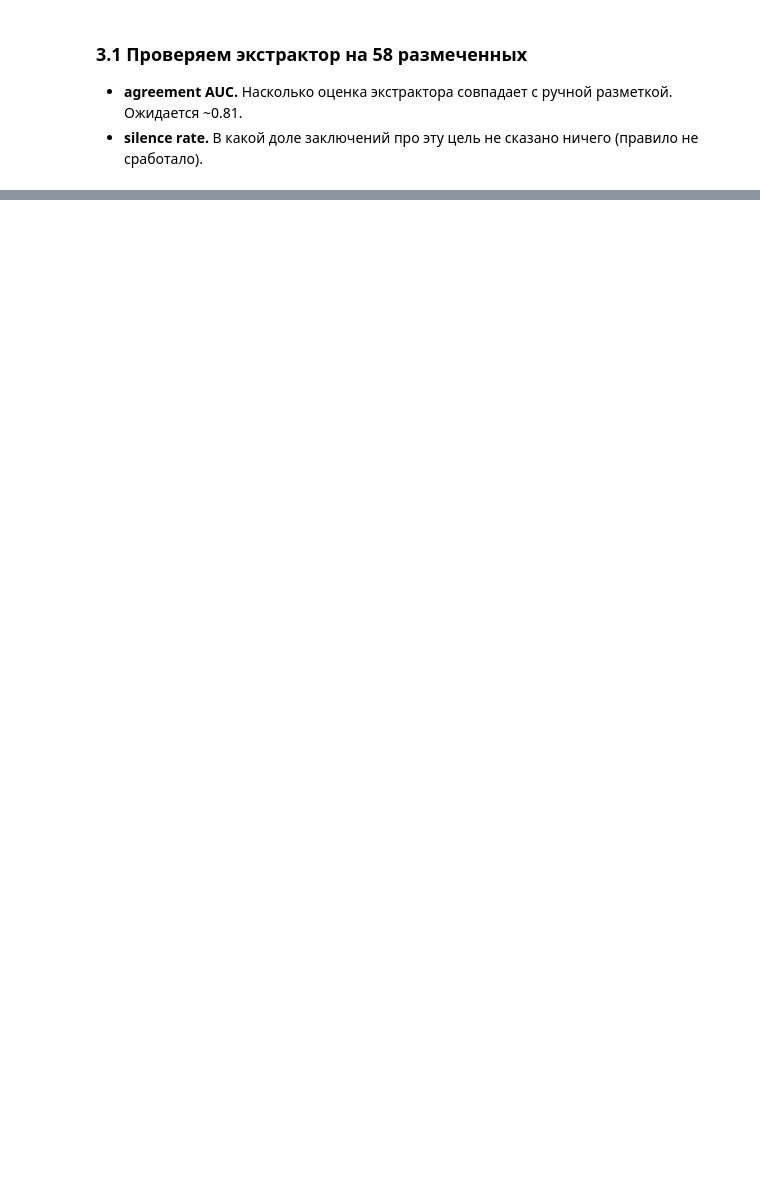
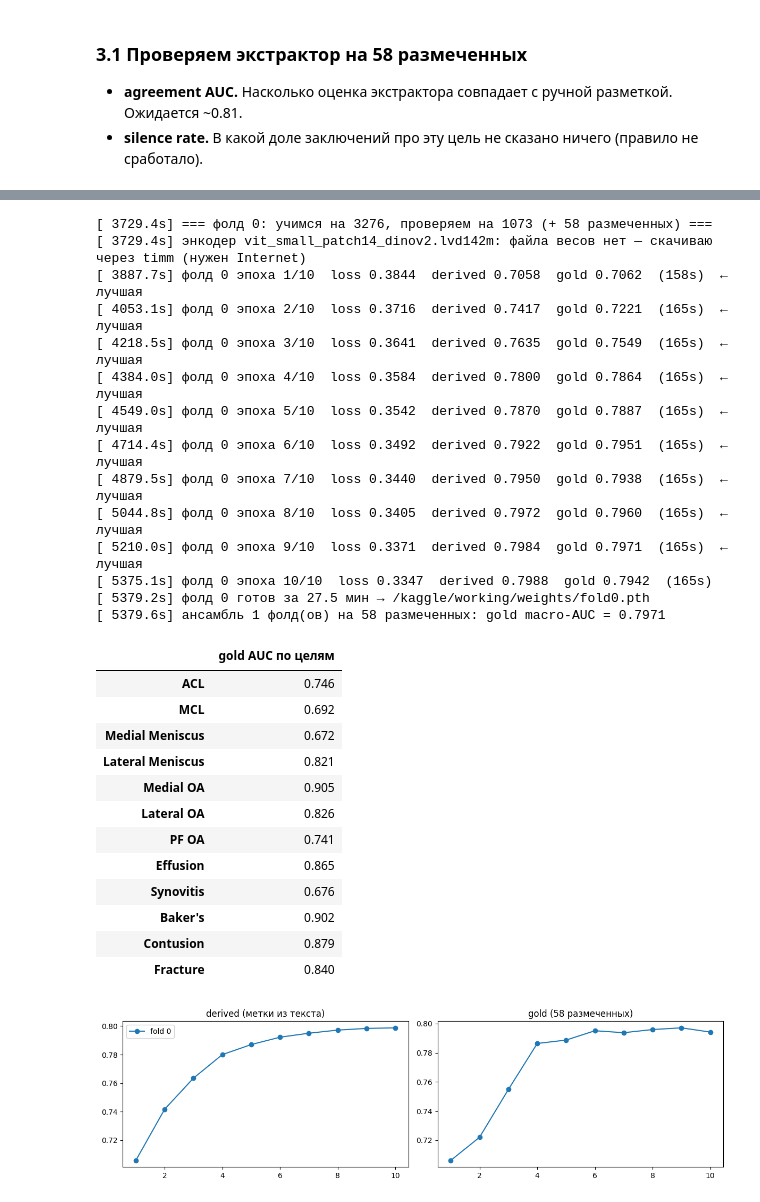
Before and after one commit to Tihonizy/kaggle-deep-learning, a Jupyter notebook: rsna-knee-abnormality-detection/02_report_labels_mil.ipynb, the cells around one changed output, grey strips where cells are left out. Drawn from its saved outputs; the diff is of its cells as text; code cells hidden in the pictures; blank space fills up the shorter version.

```diff
--- a/rsna-knee-abnormality-detection/02_report_labels_mil.ipynb
+++ b/rsna-knee-abnormality-detection/02_report_labels_mil.ipynb
@@ -1534,16 +1738,16 @@ def build_cache(slot_table, tag):
     avail = available_gb()
     log(f"{tag}: кэш займёт {need:.1f} ГБ, свободно {avail:.1f} ГБ")
     while need > CACHE_MAX_SHARE * avail and K_WIN > 2:
-        K_WIN -= 1                          # не влезаем - уменьшаем число окон, а не разрешение
+        K_WIN -= 1                          # не влезаем — уменьшаем число окон, а не разрешение
         need = len(studies) * N_SLOT * K_WIN * 3 * IMG * IMG / 1024 ** 3
-        log(f"   не влезает: K_WIN уменьшен до {K_WIN} ({need:.1f} ГБ)")
+        log(f"  ⚠️ не влезает: K_WIN уменьшен до {K_WIN} ({need:.1f} ГБ)")
 
     sidx = {s: i for i, s in enumerate(studies)}
     cache = np.zeros((len(studies), N_SLOT, K_WIN * 3, IMG, IMG), np.uint8)
     mask = np.zeros((len(studies), N_SLOT), np.float32)
     pos = np.zeros((len(studies), N_SLOT, K_WIN), np.float32)
 
-    # одна серия может стоять в двух слотах (подстановка) - читаем её один раз
+    # одна серия может стоять в двух слотах (подстановка) — читаем её один раз
     uniq = slot_table.drop_duplicates("SeriesInstanceUID")[["SeriesInstanceUID", "dir", "plane"]]
     where = slot_table.groupby("SeriesInstanceUID")[["StudyInstanceUID", "slot"]].apply(
         lambda g: list(zip(g["StudyInstanceUID"], g["slot"]))).to_dict()
@@ -1614,8 +1831,8 @@ if RUN_TRAINING:
     GOLD_IDX = np.where(GOLD)[0]
 
     # проверки здравого смысла (в v1 все они бы упали)
-    assert len(GOLD_IDX) >= 10, "не нашли размеченные исследования - проверьте выравнивание"
-    assert (Y[TRAINABLE] > 0.5).mean() > 0.03, "почти нет позитивов - метки не те"
+    assert len(GOLD_IDX) >= 10, "не нашли размеченные исследования — проверьте выравнивание"
+    assert (Y[TRAINABLE] > 0.5).mean() > 0.03, "почти нет позитивов — метки не те"
     sid = ST_TR[GOLD_IDX[0]]
     assert np.allclose(Y_GOLD[GOLD_IDX[0]],
                        train_df.set_index("StudyInstanceUID").loc[sid, TARGETS].values.astype(np.float32))
@@ -1649,8 +1882,8 @@ if RUN_TRAINING:
 В v1 `strict=False` молча проглотил бы несовпадение, и сеть училась бы с нуля.
 # %%
 def load_backbone(name, weights_path, img):
-    # weights_path=False -> пустая архитектура (на инференсе веса придут из чекпойнта фолда)
-    kw = dict(num_classes=0)                # num_classes=0 -> сеть отдаёт вектор признаков, без головы
+    # weights_path=False → пустая архитектура (на инференсе веса придут из чекпойнта фолда)
+    kw = dict(num_classes=0)                # num_classes=0 → сеть отдаёт вектор признаков, без головы
     if name.startswith(("vit_", "eva", "beit")):
         kw["img_size"] = img                # у ViT позиционные эмбеддинги зависят от размера входа
     if weights_path is False:
@@ -1674,7 +1907,7 @@ def load_backbone(name, weights_path, img):
             f"веса не подходят к {name}: missing={missing[:5]} unexpected={unexpected[:5]}")
         log(f"энкодер {name}: веса из файла, все ключи совпали")
         return m
-    log(f"энкодер {name}: файла весов нет - скачиваю через timm (нужен Internet)")
+    log(f"энкодер {name}: файла весов нет — скачиваю через timm (нужен Internet)")
     return timm.create_model(name, pretrained=True, **kw)
 
 
@@ -1720,7 +1953,7 @@ class StudyMIL(nn.Module):
         self.register_buffer("std", torch.tensor([0.229, 0.224, 0.225]).view(1, 3, 1, 1))
 
     def forward(self, x, mask, pos):
-        # x: uint8 [B, S, K, 3, H, W]   mask: [B, S]   pos: [B, S, K]   ->   логиты [B, 12]
+        # x: uint8 [B, S, K, 3, H, W]   mask: [B, S]   pos: [B, S, K]   →   логиты [B, 12]
         B, S, K = x.shape[:3]
         keep = mask.reshape(-1) > 0.5                          # какие (исследование, слот) есть
         feat = None
@@ -1912,7 +2152,7 @@ def train_fold(k):
     va = TRAINABLE[FOLD[TRAINABLE] == k]
     yv = (Y[va] > 0.5).astype(int)
     log(f"=== фолд {k}: учимся на {len(tr)}, проверяем на {len(va)} (+ {len(GOLD_IDX)} размеченных) ===")
-    assert len(tr) >= BATCH_STUDIES and len(va) > 0, "пустой фолд - проверьте FOLD"
+    assert len(tr) >= BATCH_STUDIES and len(va) > 0, "пустой фолд — проверьте FOLD"
 
     seed_everything(SEED + k)
     model = StudyMIL().to(DEV)
@@ -1962,7 +2202,7 @@ def train_fold(k):
         hist.append({"fold": k, "epoch": ep + 1, "loss": tot / max(n, 1), "derived": d, "gold": g})
         flag = ""
         if score > best:
-            best, flag = score, "  <- лучшая"
+            best, flag = score, "  ← лучшая"
             best_state = {kk: v.detach().cpu().clone() for kk, v in ev.state_dict().items()}
         log(f"фолд {k} эпоха {ep + 1}/{EPOCHS}  loss {tot / max(n, 1):.4f}  derived {d:.4f}  "
             f"gold {g:.4f}  ({time.time() - t_ep:.0f}s){flag}")
@@ -1979,35 +2219,64 @@ if RUN_TRAINING:
     WEIGHTS_DIR.mkdir(parents=True, exist_ok=True)
     HIST, GOLD_PREDS = [], []
     for k in FOLDS_TO_RUN:
         t_fold = time.time()
         model, state, gp, hist = train_fold(k)
         HIST += hist
         GOLD_PREDS.append(pd.DataFrame(gp).rank(pct=True).values)
         torch.save({"model": state, "config": {"BACKBONE": BACKBONE, "IMG": IMG, "CROP_MM": CROP_MM,
                     "K_WIN": K_WIN, "WIN_BAND": WIN_BAND, "UNFREEZE_LAST": UNFREEZE_LAST,
                     "HIDDEN": HIDDEN, "TF_DEPTH": TF_DEPTH}}, WEIGHTS_DIR / f"fold{k}.pth")
         fold_time = time.time() - t_fold
-        log(f"фолд {k} готов за {fold_time / 60:.1f} мин -> {WEIGHTS_DIR / f'fold{k}.pth'}")
+        log(f"фолд {k} готов за {fold_time / 60:.1f} мин → {WEIGHTS_DIR / f'fold{k}.pth'}")
         del model, state
         gc.collect(); torch.cuda.empty_cache()
         if time.time() - T0 + 1.15 * fold_time > TIME_BUDGET:
-            log("следующий фолд не успеет - останавливаемся")
+            log("следующий фолд не успеет — останавливаемся")
             break
 
     y_gold = Y_GOLD[GOLD_IDX].astype(int)
     ens = np.mean(GOLD_PREDS, axis=0)
     log(f"ансамбль {len(GOLD_PREDS)} фолд(ов) на {len(GOLD_IDX)} размеченных: gold macro-AUC = {macro_auc(y_gold, ens):.4f}")
     per_t = [roc_auc_score(y_gold[:, j], ens[:, j]) if 0 < y_gold[:, j].sum() < len(y_gold) else np.nan
              for j in range(len(TARGETS))]
     display(pd.Series(per_t, index=TARGETS, name="gold AUC по целям").round(3).to_frame())
 
     h = pd.DataFrame(HIST)
     fig, ax = plt.subplots(1, 2, figsize=(12, 3.5))
     for f_, gdf in h.groupby("fold"):
         ax[0].plot(gdf.epoch, gdf.derived, "o-", label=f"fold {f_}")
         ax[1].plot(gdf.epoch, gdf.gold, "o-", label=f"fold {f_}")
     ax[0].set_title("derived (метки из текста)"); ax[1].set_title("gold (58 размеченных)")
     ax[0].legend(); plt.tight_layout(); plt.show()
+# %% [output]
+[ 3729.4s] === фолд 0: учимся на 3276, проверяем на 1073 (+ 58 размеченных) ===
+[ 3729.4s] энкодер vit_small_patch14_dinov2.lvd142m: файла весов нет — скачиваю через timm (нужен Internet)
+[ 3887.7s] фолд 0 эпоха 1/10  loss 0.3844  derived 0.7058  gold 0.7062  (158s)  ← лучшая
+[ 4053.1s] фолд 0 эпоха 2/10  loss 0.3716  derived 0.7417  gold 0.7221  (165s)  ← лучшая
+[ 4218.5s] фолд 0 эпоха 3/10  loss 0.3641  derived 0.7635  gold 0.7549  (165s)  ← лучшая
+[ 4384.0s] фолд 0 эпоха 4/10  loss 0.3584  derived 0.7800  gold 0.7864  (165s)  ← лучшая
+[ 4549.0s] фолд 0 эпоха 5/10  loss 0.3542  derived 0.7870  gold 0.7887  (165s)  ← лучшая
+[ 4714.4s] фолд 0 эпоха 6/10  loss 0.3492  derived 0.7922  gold 0.7951  (165s)  ← лучшая
+[ 4879.5s] фолд 0 эпоха 7/10  loss 0.3440  derived 0.7950  gold 0.7938  (165s)  ← лучшая
+[ 5044.8s] фолд 0 эпоха 8/10  loss 0.3405  derived 0.7972  gold 0.7960  (165s)  ← лучшая
+[ 5210.0s] фолд 0 эпоха 9/10  loss 0.3371  derived 0.7984  gold 0.7971  (165s)  ← лучшая
+[ 5375.1s] фолд 0 эпоха 10/10  loss 0.3347  derived 0.7988  gold 0.7942  (165s)
+[ 5379.2s] фолд 0 готов за 27.5 мин → /kaggle/working/weights/fold0.pth
+[ 5379.6s] ансамбль 1 фолд(ов) на 58 размеченных: gold macro-AUC = 0.7971
+|  | gold AUC по целям |
+| ACL | 0.746 |
+| MCL | 0.692 |
+| Medial Meniscus | 0.672 |
+| Lateral Meniscus | 0.821 |
+| Medial OA | 0.905 |
+| Lateral OA | 0.826 |
+| PF OA | 0.741 |
+| Effusion | 0.865 |
+| Synovitis | 0.676 |
+| Baker's | 0.902 |
+| Contusion | 0.879 |
+| Fracture | 0.840 |
+[figure, added]
 # %% [markdown]
 ## 11. Предсказание test и `submission.csv`
 
```
Also changed, not shown: parts of 52 cells of this notebook, 1 other file.
